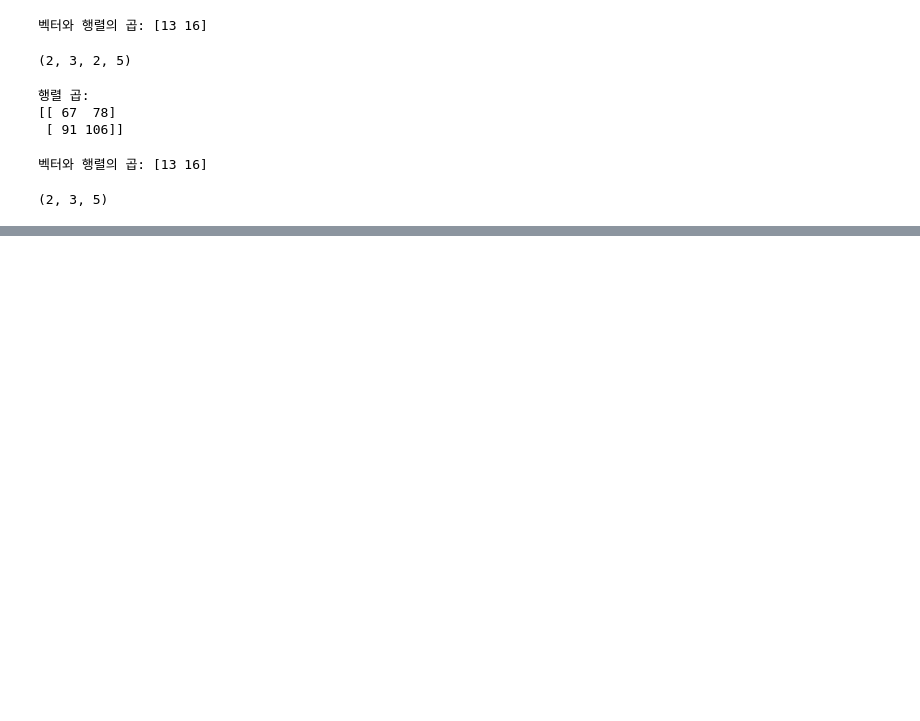
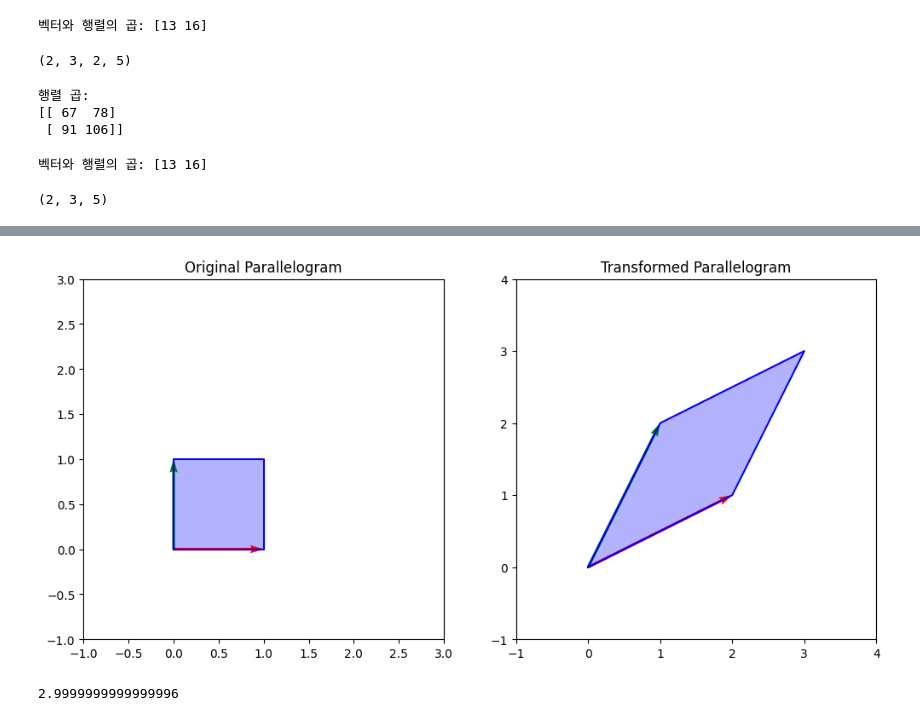
Before and after one commit to windyday0622/windyday, a Jupyter notebook: m3_분석 라이브러리/ 선형대수.ipynb, the cells around one changed output, grey strips where cells are left out. Saved outputs shown, nothing was run; the diff lists cells and outputs as text; code cells hidden in the pictures; blank space fills up the shorter version.

```diff
--- a/m3_분석 라이브러리/ 선형대수.ipynb
+++ b/m3_분석 라이브러리/ 선형대수.ipynb
@@ -785,0 +1093,56 @@ print(result.shape)
+# %%
+import numpy as np
+import matplotlib.pyplot as plt
+import matplotlib.patches as patches
+
+# 원래 벡터들
+v1 = np.array([1, 0])
+v2 = np.array([0, 1])
+
+# 변환 행렬
+A = np.array([[2, 1], [1, 2]])
+
+# 변환된 벡터들
+v1_transformed = A @ v1
+v2_transformed = A @ v2
+
+# 원래 평행사변형의 좌표
+original_parallelogram = np.array([[0, 0], v1, v1 + v2, v2, [0, 0]])
+
+# 변환된 평행사변형의 좌표
+transformed_parallelogram = np.array([[0, 0], v1_transformed, v1_transformed + v2_transformed, v2_transformed, [0, 0]])
+
+# 시각화
+fig, ax = plt.subplots(1, 2, figsize=(12, 6))
+
+# 원래 평행사변형
+ax[0].plot(original_parallelogram[:, 0], original_parallelogram[:, 1], 'b-')
+ax[0].fill(original_parallelogram[:, 0], original_parallelogram[:, 1], 'b', alpha=0.3)
+ax[0].quiver(0, 0, v1[0], v1[1], angles='xy', scale_units='xy', scale=1, color='r')
+ax[0].quiver(0, 0, v2[0], v2[1], angles='xy', scale_units='xy', scale=1, color='g')
+ax[0].set_xlim(-1, 3)
+ax[0].set_ylim(-1, 3)
+ax[0].set_aspect('equal')
+ax[0].set_title('Original Parallelogram')
+
+# 변환된 평행사변형
+ax[1].plot(transformed_parallelogram[:, 0], transformed_parallelogram[:, 1], 'b-')
+ax[1].fill(transformed_parallelogram[:, 0], transformed_parallelogram[:, 1], 'b', alpha=0.3)
+ax[1].quiver(0, 0, v1_transformed[0], v1_transformed[1], angles='xy', scale_units='xy', scale=1, color='r')
+ax[1].quiver(0, 0, v2_transformed[0], v2_transformed[1], angles='xy', scale_units='xy', scale=1, color='g')
+ax[1].set_xlim(-1, 4)
+ax[1].set_ylim(-1, 4)
+ax[1].set_aspect('equal')
+ax[1].set_title('Transformed Parallelogram')
+
+plt.show()
+# %% [output]
+[figure, added]
+# %%
+A = np.array([[2,1],
+              [1,2]])
+
+determinant = np.linalg.det(A)
+determinant
+# %% [output]
+2.9999999999999996
```
Also changed, not shown: parts of 27 cells of this notebook.
